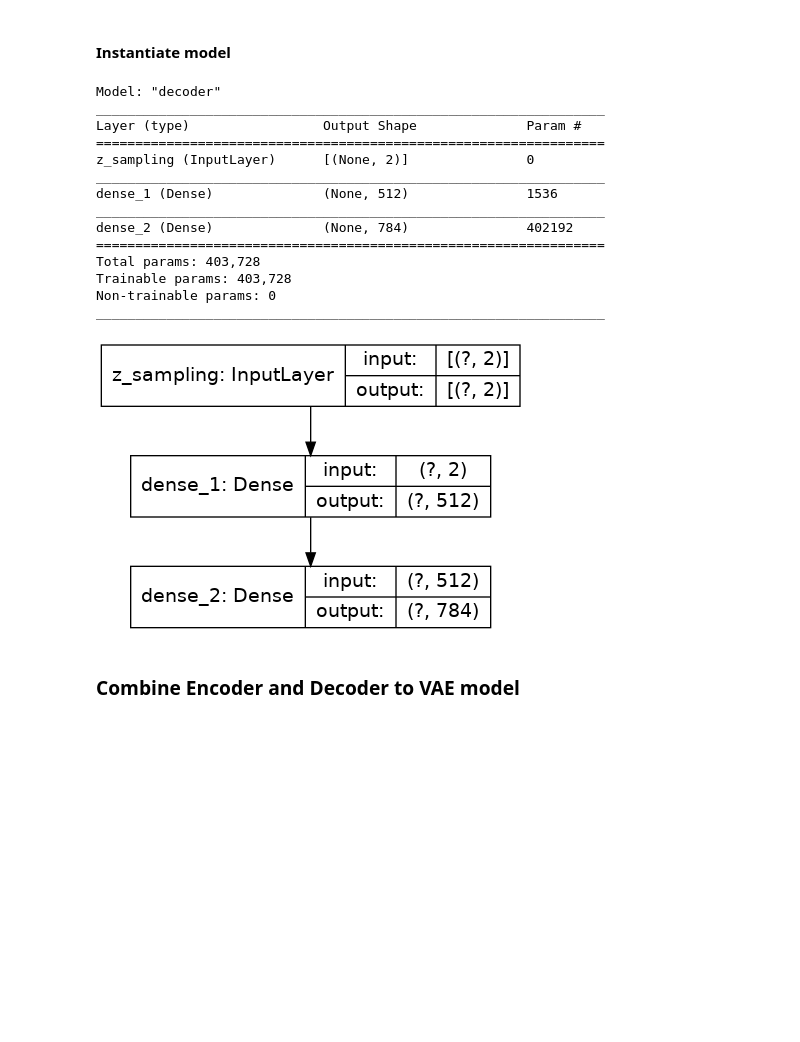
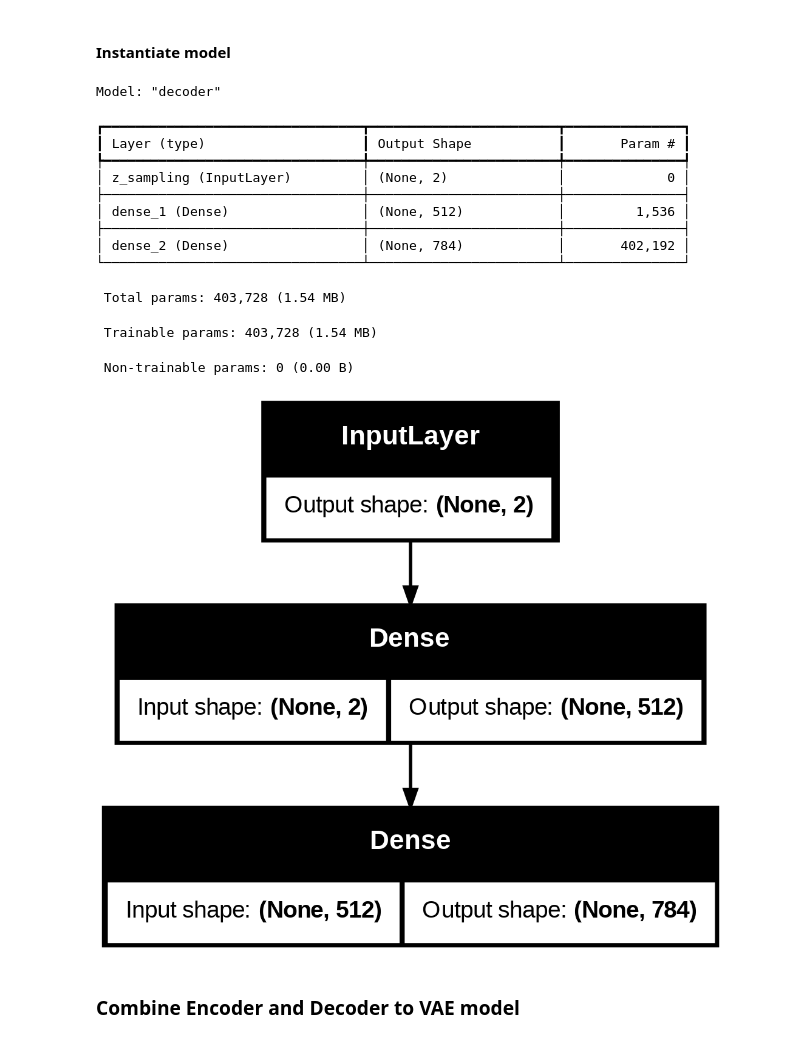
Before and after one commit to Barroclough01/machine-learning-for-trading, a Jupyter notebook: 20_autoencoders_for_conditional_risk_factors/03_variational_autoencoder.ipynb, the cells around one changed output. Saved outputs shown, nothing was run; the diff lists cells and outputs as text; code cells hidden in the pictures; blank space fills up the shorter version.

```diff
--- a/20_autoencoders_for_conditional_risk_factors/03_variational_autoencoder.ipynb
+++ b/20_autoencoders_for_conditional_risk_factors/03_variational_autoencoder.ipynb
@@ -132,27 +139,24 @@ outputs = Dense(original_dim, activation="sigmoid")(x)
 # %% [markdown]
 #### Instantiate model
 # %%
-decoder = Model(latent_inputs, outputs, name="decoder")
+decoder = Model(latent_inputs, outputs, name='decoder')
 decoder.summary()
-plot_model(
-    decoder, to_file=(results_path / "vae_mlp_decoder.png").as_posix(), show_shapes=True
-)
+plot_model(decoder, to_file=(results_path / 'vae_mlp_decoder.png').as_posix(), show_shapes=True)
 # %% [output]
 Model: "decoder"
-_________________________________________________________________
-Layer (type)                 Output Shape              Param #
-=================================================================
-z_sampling (InputLayer)      [(None, 2)]               0
-_________________________________________________________________
-dense_1 (Dense)              (None, 512)               1536
-_________________________________________________________________
-dense_2 (Dense)              (None, 784)               402192
-=================================================================
-Total params: 403,728
-Trainable params: 403,728
-Non-trainable params: 0
-_________________________________________________________________
+┏━━━━━━━━━━━━━━━━━━━━━━━━━━━━━━━━━┳━━━━━━━━━━━━━━━━━━━━━━━━┳━━━━━━━━━━━━━━━┓
+┃ Layer (type)                    ┃ Output Shape           ┃       Param # ┃
+┡━━━━━━━━━━━━━━━━━━━━━━━━━━━━━━━━━╇━━━━━━━━━━━━━━━━━━━━━━━━╇━━━━━━━━━━━━━━━┩
+│ z_sampling (InputLayer)         │ (None, 2)              │             0 │
+├─────────────────────────────────┼────────────────────────┼───────────────┤
+│ dense_1 (Dense)                 │ (None, 512)            │         1,536 │
+├─────────────────────────────────┼────────────────────────┼───────────────┤
+│ dense_2 (Dense)                 │ (None, 784)            │       402,192 │
+└─────────────────────────────────┴────────────────────────┴───────────────┘
+ Total params: 403,728 (1.54 MB)
+ Trainable params: 403,728 (1.54 MB)
+ Non-trainable params: 0 (0.00 B)
-[figure, old version]
+[figure, new version]
 # %% [markdown]
 ### Combine Encoder and Decoder to VAE model
 # %%
```
Also changed, not shown: parts of 12 cells of this notebook, 2 other files.
